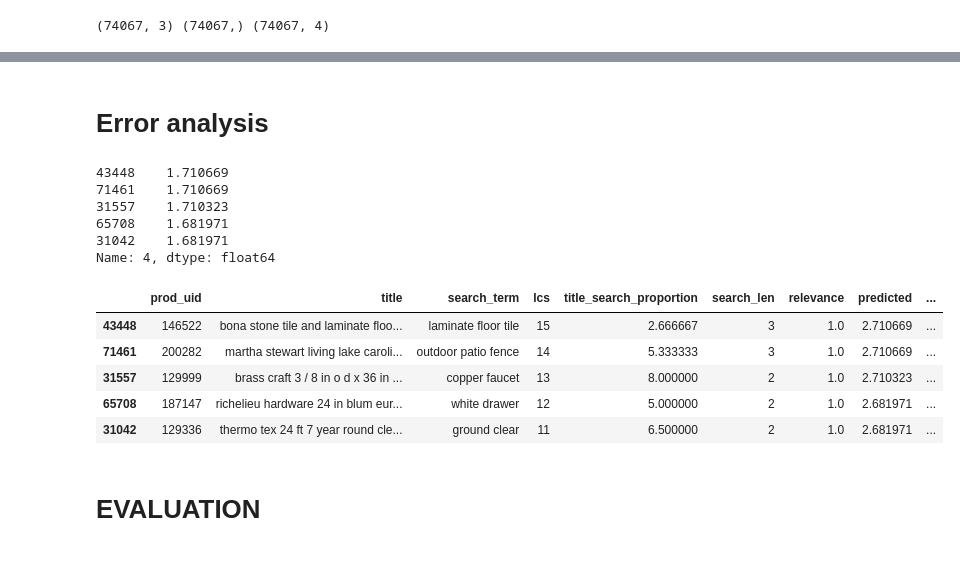
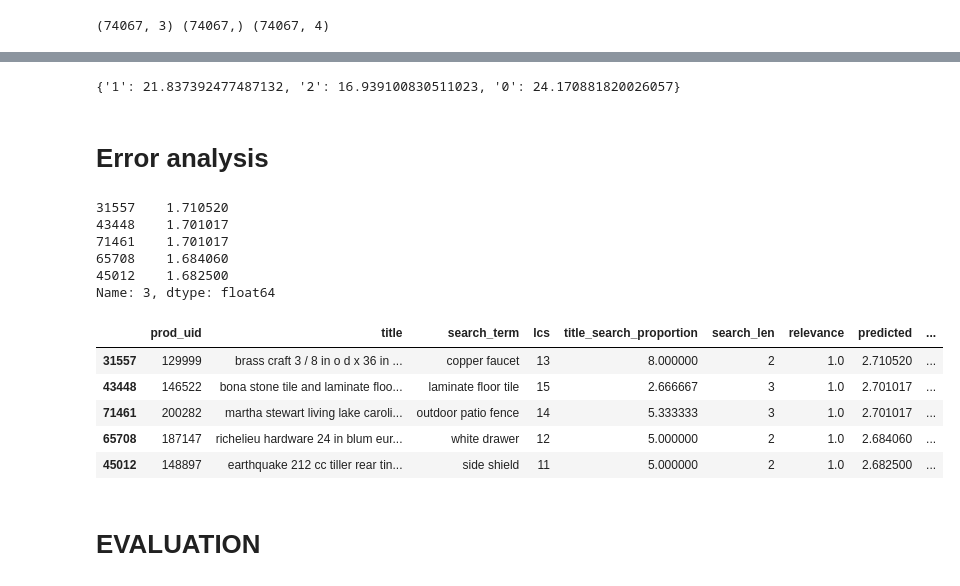
Before and after one commit to zeyger/home-depot, a Jupyter notebook: notebooks/home-depot.ipynb, the cells around one changed output, grey strips where cells are left out. Cells and saved outputs as stored; diff of their text form; code cells hidden in the pictures.

Commit message:
Add feature importance

```diff
--- a/notebooks/home-depot.ipynb
+++ b/notebooks/home-depot.ipynb
@@ -934,7 +934,7 @@ dataset = pd.DataFrame(np.concatenate(
                        titles_search_overlap, \
                        #descriptions_search_overlap,
                        #attributes_search_overlap,
-                       frac_overlap.values.reshape((-1, 1)),
+                       #frac_overlap.values.reshape((-1, 1)),
                        #dim_overlap.values.reshape((-1, 1)),
                        joined_train['lcs'].values.reshape((-1, 1)),
                        #joined_train['popularity'].values.reshape((-1, 1)),
@@ -990,41 +990,49 @@ Train score:  0.4889334541176021
+# %%
+#if tree
+#model.feature_importances_
+
+#if xgboost
+model.get_booster().get_score(importance_type='gain')
+# %% [output]
+{'1': 21.837392477487132, '2': 16.939100830511023, '0': 24.170881820026057}
 # %% [markdown]
 # Error analysis
 # %%
 pd.set_option('display.max_rows', 500)
 pd.set_option('display.max_columns', 500)
 pd.set_option('display.width', 1000)
 
 diffs = y_test-y_preds
 worst_mistakes = np.abs(diffs).sort_values(ascending = False)
 display(worst_mistakes.head(5))
 df = []
 pred_rel = []
 gram_overlap = []
 
 for index in worst_mistakes.head(5).index.values:
     row = joined_train.loc[index]
-    pred_rel.append(dataset[4].loc[index] - diffs.loc[index])
+    pred_rel.append(dataset[dataset.shape[1]-1].loc[index] - diffs.loc[index])
     gram_overlap.append(dataset[0].loc[index].astype(int))
     df.append(row)
 
 df = pd.DataFrame(df)
 
 df['predicted'] = pred_rel
 df['gram_overlap'] = gram_overlap
 display(df)
 # %% [output]
-43448    1.710669
-71461    1.710669
-31557    1.710323
-65708    1.681971
-31042    1.681971
-Name: 4, dtype: float64
+31557    1.710520
+43448    1.701017
+71461    1.701017
+65708    1.684060
+45012    1.682500
+Name: 3, dtype: float64
 |  | prod_uid | title | search_term | lcs | title_search_proportion | search_len | relevance | predicted | ... |
-| 43448 | 146522 | bona stone tile and laminate floo... | laminate floor tile | 15 | 2.666667 | 3 | 1.0 | 2.710669 | ... |
-| 71461 | 200282 | martha stewart living lake caroli... | outdoor patio fence | 14 | 5.333333 | 3 | 1.0 | 2.710669 | ... |
-| 31557 | 129999 | brass craft 3 / 8 in o d x 36 in ... | copper faucet | 13 | 8.000000 | 2 | 1.0 | 2.710323 | ... |
-| 65708 | 187147 | richelieu hardware 24 in blum eur... | white drawer | 12 | 5.000000 | 2 | 1.0 | 2.681971 | ... |
-| 31042 | 129336 | thermo tex 24 ft 7 year round cle... | ground clear | 11 | 6.500000 | 2 | 1.0 | 2.681971 | ... |
+| 31557 | 129999 | brass craft 3 / 8 in o d x 36 in ... | copper faucet | 13 | 8.000000 | 2 | 1.0 | 2.710520 | ... |
+| 43448 | 146522 | bona stone tile and laminate floo... | laminate floor tile | 15 | 2.666667 | 3 | 1.0 | 2.701017 | ... |
+| 71461 | 200282 | martha stewart living lake caroli... | outdoor patio fence | 14 | 5.333333 | 3 | 1.0 | 2.701017 | ... |
+| 65708 | 187147 | richelieu hardware 24 in blum eur... | white drawer | 12 | 5.000000 | 2 | 1.0 | 2.684060 | ... |
+| 45012 | 148897 | earthquake 212 cc tiller rear tin... | side shield | 11 | 5.000000 | 2 | 1.0 | 2.682500 | ... |
 # %% [markdown]
 # EVALUATION
 # %%
```
Also changed, not shown: parts of 3 cells of this notebook.
